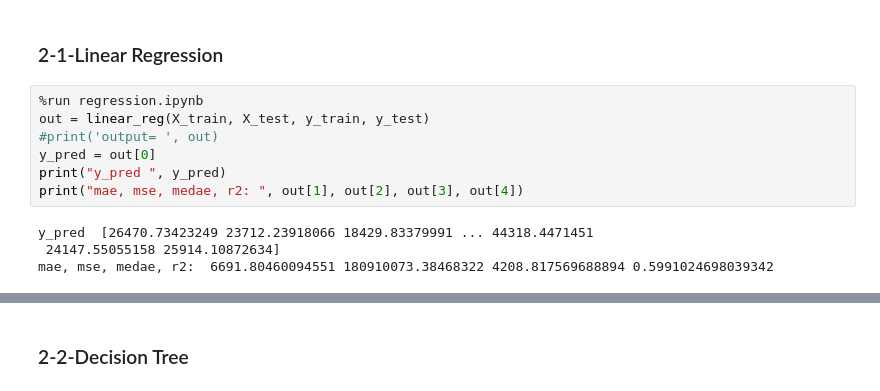
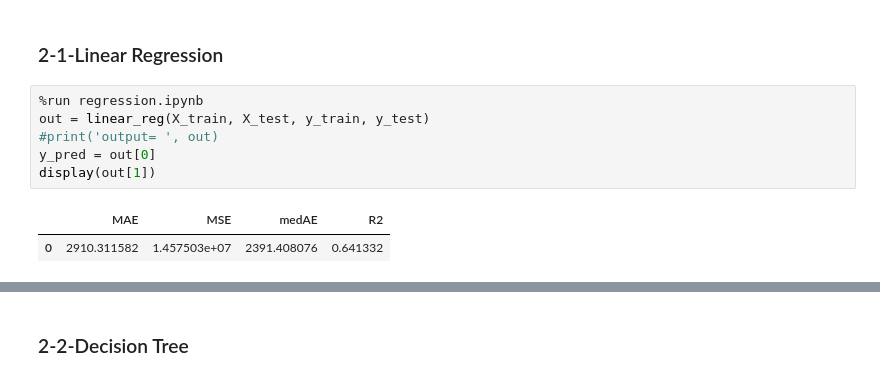
Before and after one commit to rahkooy/Car_Price_Prediction, a Jupyter notebook: car_price_prediction.ipynb, the cells around one changed output, grey strips where cells are left out. Drawn from its saved outputs; the diff is of its cells as text.

```diff
--- a/car_price_prediction.ipynb
+++ b/car_price_prediction.ipynb
@@ -123,14 +124,12 @@ print(y_test)
 # %%
 %run regression.ipynb
 out = linear_reg(X_train, X_test, y_train, y_test)
 #print('output= ', out)
 y_pred = out[0]
-print("y_pred ", y_pred)
-print("mae, mse, medae, r2: ", out[1], out[2], out[3], out[4])
+display(out[1])
 # %% [output]
-y_pred  [26470.73423249 23712.23918066 18429.83379991 ... 44318.4471451
- 24147.55055158 25914.10872634]
-mae, mse, medae, r2:  6691.80460094551 180910073.38468322 4208.817569688894 0.5991024698039342
+|  | MAE | MSE | medAE | R2 |
+| 0 | 2910.311582 | 1.457503e+07 | 2391.408076 | 0.641332 |
 # %%
 # Plotting y_test and y_pred to understand the spread.
 fig = plt.figure(figsize=(10,6))
```
Also changed, not shown: parts of 22 cells of this notebook, 6 other files.
